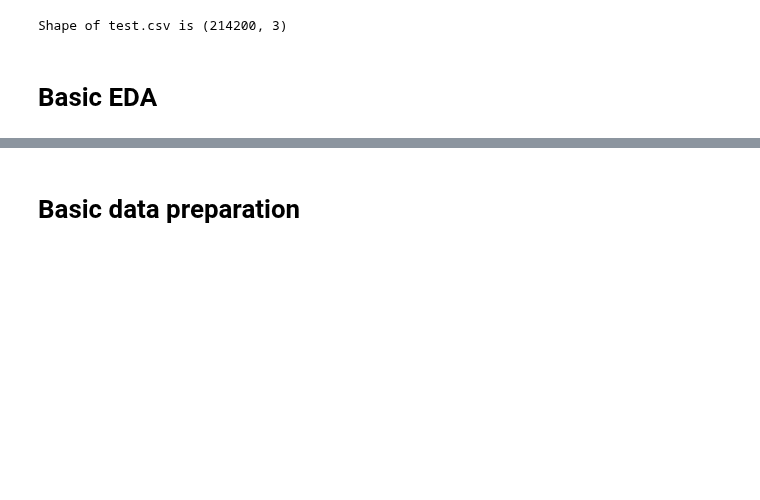
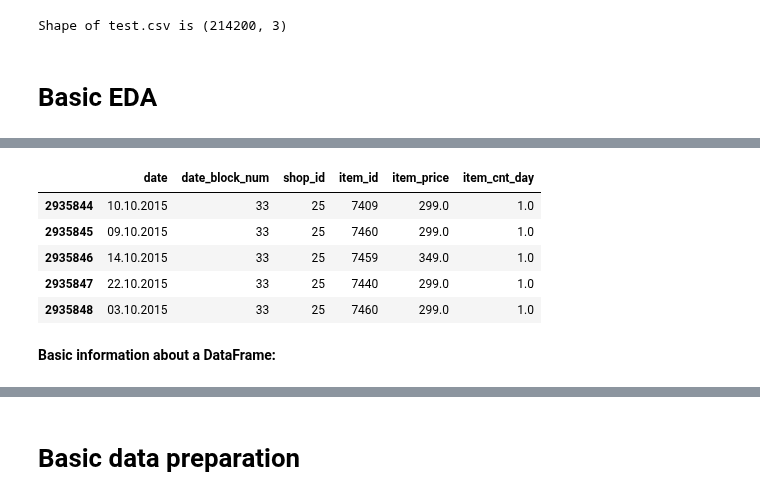
Before and after one commit to kryvokhyzha/examples-and-courses, a Jupyter notebook: How to Win a Data Science Competition/FinalProject/notebooks/main.ipynb, the cells around one changed output, grey strips where cells are left out. Drawn from its saved outputs; the diff is of its cells as text; code cells hidden in the pictures; blank space fills up the shorter version.

```diff
--- a/How to Win a Data Science Competition/FinalProject/notebooks/main.ipynb
+++ b/How to Win a Data Science Competition/FinalProject/notebooks/main.ipynb
@@ -125,0 +165,11 @@ Shape of test.csv is (214200, 3)
+# %%
+sales_train_df.tail()
+# %% [output]
+|  | date | date_block_num | shop_id | item_id | item_price | item_cnt_day |
+| 2935844 | 10.10.2015 | 33 | 25 | 7409 | 299.0 | 1.0 |
+| 2935845 | 09.10.2015 | 33 | 25 | 7460 | 299.0 | 1.0 |
+| 2935846 | 14.10.2015 | 33 | 25 | 7459 | 349.0 | 1.0 |
+| 2935847 | 22.10.2015 | 33 | 25 | 7440 | 299.0 | 1.0 |
+| 2935848 | 03.10.2015 | 33 | 25 | 7460 | 299.0 | 1.0 |
+# %% [markdown]
+**Basic information about a DataFrame:**
```
Also changed, not shown: parts of 21 cells of this notebook, 3 other files.
